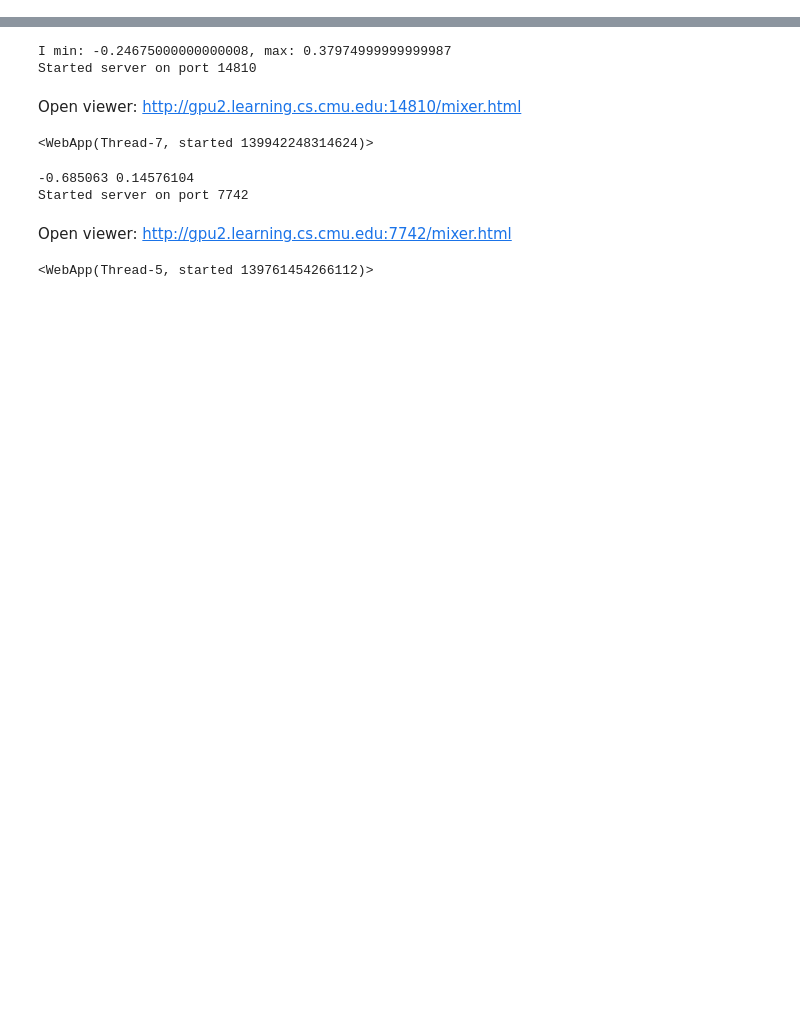
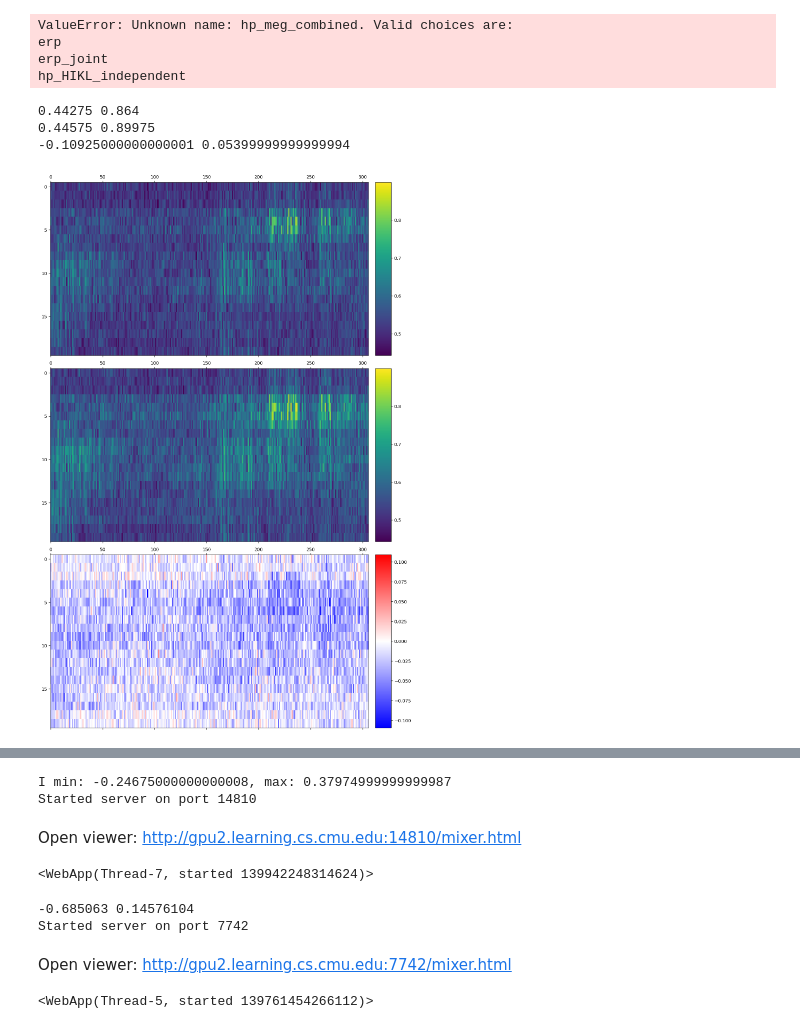
Before and after one commit to danrsc/bert_brain, a Jupyter notebook: bert_experiments.ipynb, the cells around one changed output, grey strips where cells are left out. Drawn from its saved outputs; the diff is of its cells as text; code cells hidden in the pictures; blank space fills up the shorter version.

Commit message:
minor issues, new variations, first draft of run_glue

```diff
--- a/bert_experiments.ipynb
+++ b/bert_experiments.ipynb
@@ -22,0 +37,78 @@ Better speed can be achieved with apex installed from https://www.github.com/nvi
+# %%
+paths = Paths()
+training_variations, settings, num_runs, _, aux_loss = named_variations('hp_meg_combined')
+aggregated_a, count_runs_a = read_variation_results(
+    paths, 'hp_meg_combined',
+    ('hp_meg', 'hp_fmri_I'),
+    # TrainingVariation(('hp_meg', 'hp_fmri_I'), load_from=LoadFrom('hp_fmri_20', loss_tasks=('hp_fmri_I',))),
+    aux_loss, num_runs, compute_scalar=False, k_vs_k_num_samples=1000, k_vs_k_feature_axes={'hp_meg': (-2, -1)})
+aggregated_b, count_runs_b = read_variation_results(
+    paths, 'hp_meg_combined', ('hp_meg',), aux_loss, num_runs, compute_scalar=False,
+    k_vs_k_num_samples=1000, k_vs_k_feature_axes={'hp_meg': (-2, -1)})
+# %% [output]
+ValueError: Unknown name: hp_meg_combined. Valid choices are:
+erp
+erp_joint
+hp_HIKL_independent
+# %%
+metric = '20_vs_20'
+share_vmin_vmax = True
+data_a = np.nanmean(np.array(aggregated_a['hp_meg'].values(metric)), axis=0)
+if len(data_a.shape) > 2:
+    # data_a = np.transpose(data_a, axes=(1, 0, 2))
+    data_a = np.reshape(data_a, (data_a.shape[0], -1))
+print(np.nanmin(data_a), np.nanmax(data_a))
+data_b = np.nanmean(np.array(aggregated_b['hp_meg'].values(metric)), axis=0)
+if len(data_b.shape) > 2:
+    # data_b = np.transpose(data_b, axes=(1, 0, 2))
+    data_b = np.reshape(data_b, (data_b.shape[0], -1))
+print(np.nanmin(data_b), np.nanmax(data_b))
+if metric == 'mse':
+    thresh = 0.95
+    data_ab = np.where(np.logical_or(data_a <= thresh, data_b <= thresh), data_a - data_b, np.nan)
+else:
+    if metric == 'r_seq':
+        thresh = 0.0
+    elif metric == '20_vs_20':
+        thresh = 0.5
+    elif metric == 'pove':
+        thresh = 0.005
+    else:
+        raise ValueError('need to define thresh for metric: {}'.format(metric))
+    data_ab = np.where(np.logical_or(data_a >= thresh, data_b >= thresh), data_a - data_b, np.nan)
+ab_vmin = np.nanmin(data_ab)
+ab_vmax = np.nanmax(data_ab)
+if ab_vmin < 0 and ab_vmax < 0:
+    ab_vmax = -ab_vmin
+elif ab_vmin > 0 and ab_vmax > 0:
+    ab_vmin = -ab_vmax
+else:
+    min_max = max(abs(ab_vmin), abs(ab_vmax))
+    ab_vmin, ab_vmax = -min_max, min_max
+print(np.nanmin(data_ab), np.nanmax(data_ab))
+# %% [output]
+0.44275 0.864
+0.44575 0.89975
+-0.10925000000000001 0.05399999999999994
+# %%
+colorbar_a = ColorbarArtist(width=0.5, height=5)
+colorbar_b = ColorbarArtist(width=0.5, height=5)
+colorbar_ab = ColorbarArtist(width=0.5, height=5)
+vmin_a = None
+vmax_a = None
+vmin_b = None
+vmax_b = None
+if share_vmin_vmax:
+    vmin_a = vmin_b = min(np.nanmin(data_a), np.nanmin(data_b))
+    vmax_a = vmax_b = max(np.nanmax(data_a), np.nanmax(data_b))
+render_subplot_artists(
+    [SubplotArtist(width=10, height=5, render_fn=lambda ax: matshow(ax, data_a.T, vmin=vmin_a, vmax=vmax_a),
+                   colorbar_artist=colorbar_a),
+     colorbar_a,
+     SubplotArtist(width=10, height=5, render_fn=lambda ax: matshow(ax, data_b.T, vmin=vmin_b, vmax=vmax_b),
+                   colorbar_artist=colorbar_b),
+     colorbar_b,
+     SubplotArtist(width=10, height=5, render_fn=lambda ax: matshow(ax, data_ab.T, vmin=ab_vmin, vmax=ab_vmax, cmap='bwr'), colorbar_artist=colorbar_ab),
+     colorbar_ab], dpi=120, num_columns=2, is_tight_layout=True)
+# %% [output]
+[figure, added]
```
Also changed, not shown: parts of 19 cells of this notebook, 11 other files.
